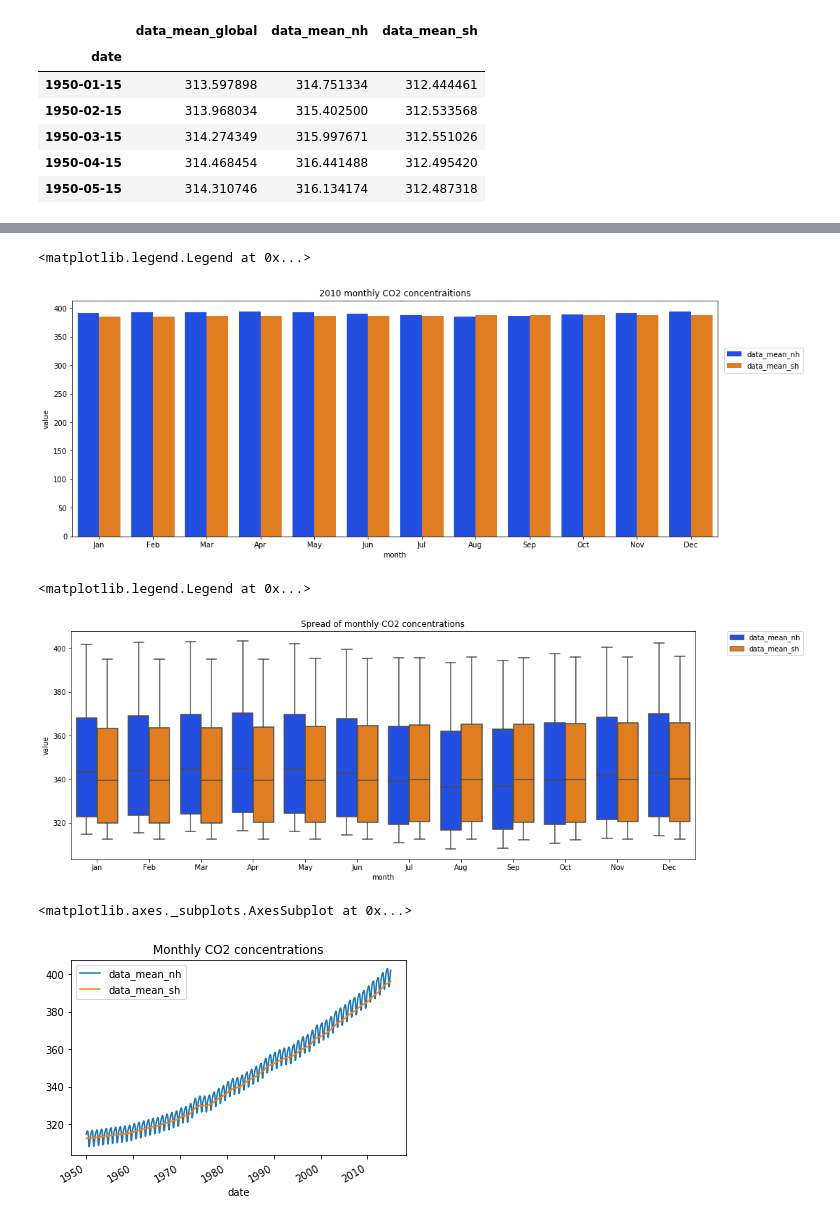
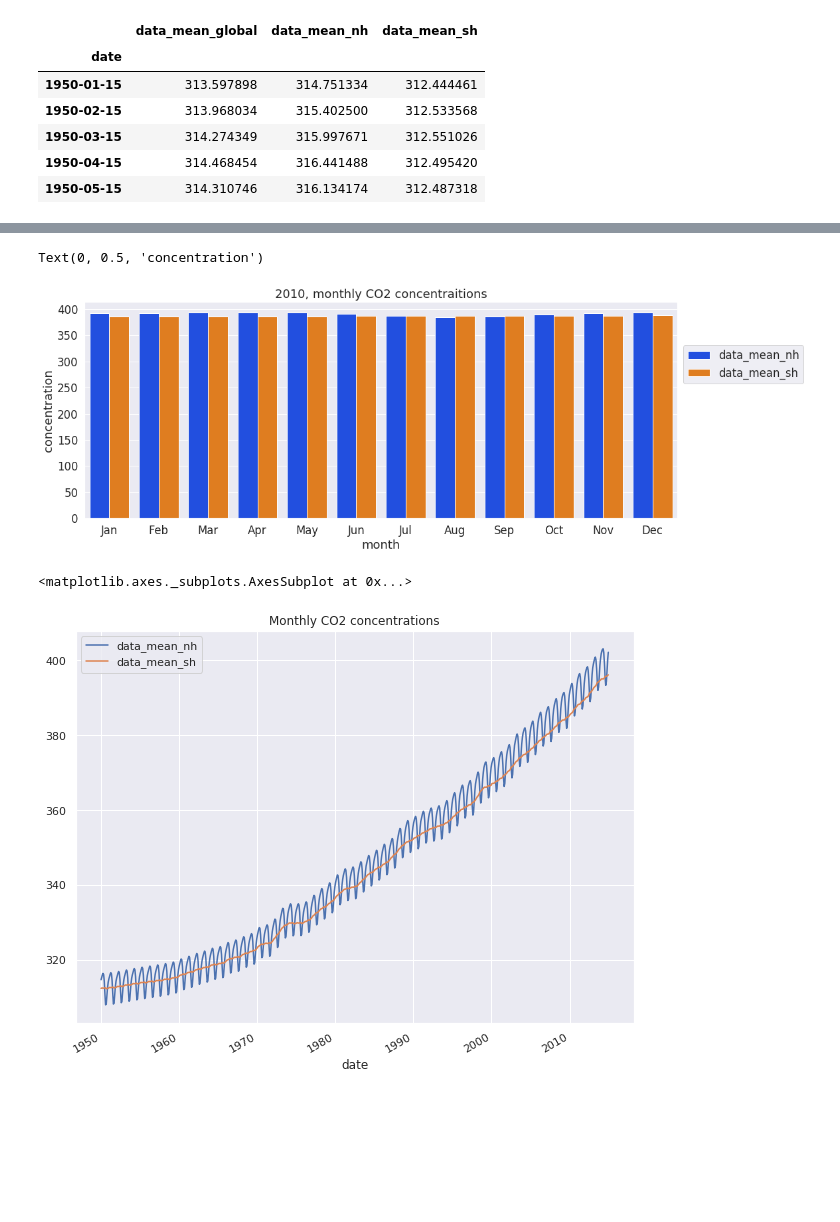
Before and after one commit to Squaess/TimeSeries, a Jupyter notebook: lab1/lab1.ipynb, the cells around one changed output, grey strips where cells are left out. Cells and saved outputs as stored; diff of their text form; code cells hidden in the pictures; blank space fills up the shorter version.

```diff
--- a/lab1/lab1.ipynb
+++ b/lab1/lab1.ipynb
@@ -78,10 +49,12 @@ monthly_df[monthly_df['geo'] == 'data_mean_sh']
 # %%
-plt.figure(figsize=(16, 6))
+plt.figure(figsize=(12, 6))
+sns.set(font_scale=1.5)
 ax = sns.boxplot(
     x='month',y='value',hue='geo', data=monthly_df,
     palette="bright")
 handles, labels = ax.get_legend_handles_labels()
 ax.set_title("Spread of monthly CO2 concentrations")
 ax.legend(handles, labels, bbox_to_anchor=(1.05, 1), loc='upper left', borderaxespad=0.)
+ax.set_ylabel('concentration')
 # ax.set
 # %% [output]
@@ -122,8 +70,9 @@ ax = sns.barplot(
     x='month', y='value', hue='geo', data=new_monthly,
     palette="bright")
 handles, labels = ax.get_legend_handles_labels()
-ax.set_title("2010 monthly CO2 concentraitions")
+ax.set_title("2010, monthly CO2 concentraitions")
 ax.legend(handles, labels, bbox_to_anchor=(1.01, 0.8), loc='upper left', borderaxespad=0.)
+ax.set_ylabel('concentration')
 # %% [output]
-<matplotlib.legend.Legend at 0x...>
+Text(0, 0.5, 'concentration')
-[figure, old version]
+[figure, new version]
@@ -132,21 +79,11 @@ mm_df = monthly_df[(monthly_df['geo'] == "data_mean_nh") | (monthly_df['geo'] ==
-# %%
-plt.figure(figsize=(16, 6))
-ax = sns.boxplot(
-    x='month',y='value',hue='geo', data=mm_df,
-    palette="bright")
-handles, labels = ax.get_legend_handles_labels()
-ax.set_title("Spread of monthly CO2 concentrations")
-ax.legend(handles, labels, bbox_to_anchor=(1.05, 1), loc='upper left', borderaxespad=0.)
-# %% [output]
-<matplotlib.legend.Legend at 0x...>
-[figure, removed]
 # %%
 from statsmodels.graphics.tsaplots import plot_acf
+sns.set(font_scale=1)
 # %%
 df_nh_sh = df.loc[:, ["data_mean_nh", "data_mean_sh"]]
-df_nh_sh.plot(title = "Monthly CO2 concentrations")
+df_nh_sh.plot(title = "Monthly CO2 concentrations", figsize=(10,8))
 # %% [output]
 <matplotlib.axes._subplots.AxesSubplot at 0x...>
-[figure, old version]
+[figure, new version]
 # %%
 # for i in range(1,16):
```
Also changed, not shown: parts of 29 cells of this notebook, 12 other files.
